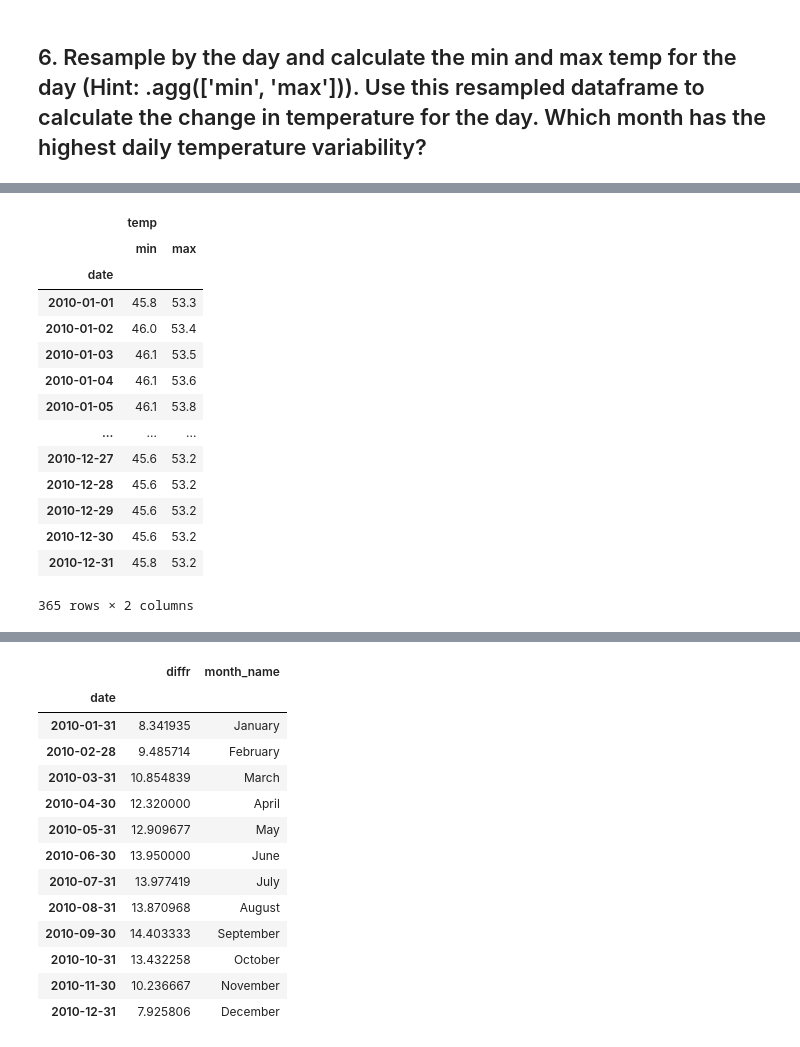
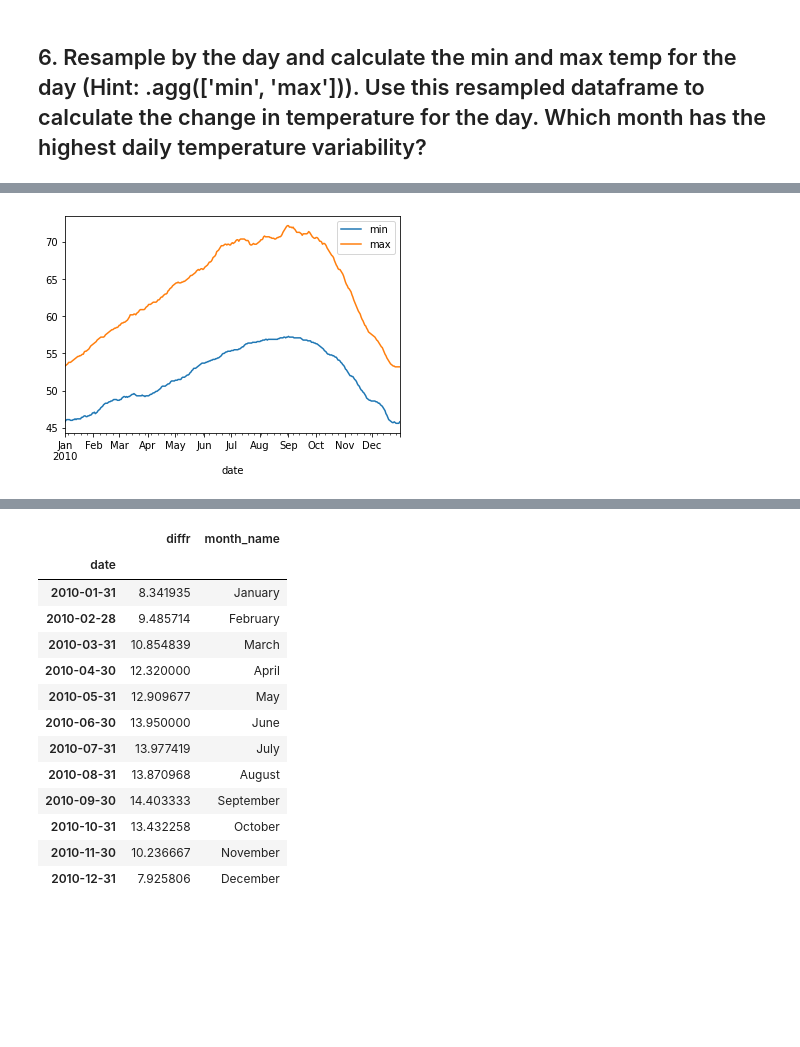
Before and after one commit to greg-maggard/time_series_exercises, a Jupyter notebook: datetime_exercises.ipynb, the cells around one changed output, grey strips where cells are left out. Saved outputs shown, nothing was run; the diff lists cells and outputs as text; code cells hidden in the pictures; blank space fills up the shorter version.

```diff
--- a/datetime_exercises.ipynb
+++ b/datetime_exercises.ipynb
@@ -142,18 +145,0 @@ daily.plot();
-# %%
-daily
-# %% [output]
-|  | temp |  |
-|  | min | max |
-| date |  |  |
-| 2010-01-01 | 45.8 | 53.3 |
-| 2010-01-02 | 46.0 | 53.4 |
-| 2010-01-03 | 46.1 | 53.5 |
-| 2010-01-04 | 46.1 | 53.6 |
-| 2010-01-05 | 46.1 | 53.8 |
-| ... | ... | ... |
-| 2010-12-27 | 45.6 | 53.2 |
-| 2010-12-28 | 45.6 | 53.2 |
-| 2010-12-29 | 45.6 | 53.2 |
-| 2010-12-30 | 45.6 | 53.2 |
-| 2010-12-31 | 45.8 | 53.2 |
-365 rows × 2 columns
@@ -161,0 +146,8 @@ daily['diffr'] = daily['temp','max'] - daily['temp','min']
+# %%
+#Resampling the data by day, and creating two columns using .agg to find the min and max:
+daily = sf.resample('D').temp.agg(['min', 'max'])
+
+#Plotting the min and max values by day:
+daily.plot();
+# %% [output]
+[figure, added]
```
Also changed, not shown: parts of 60 cells of this notebook.
